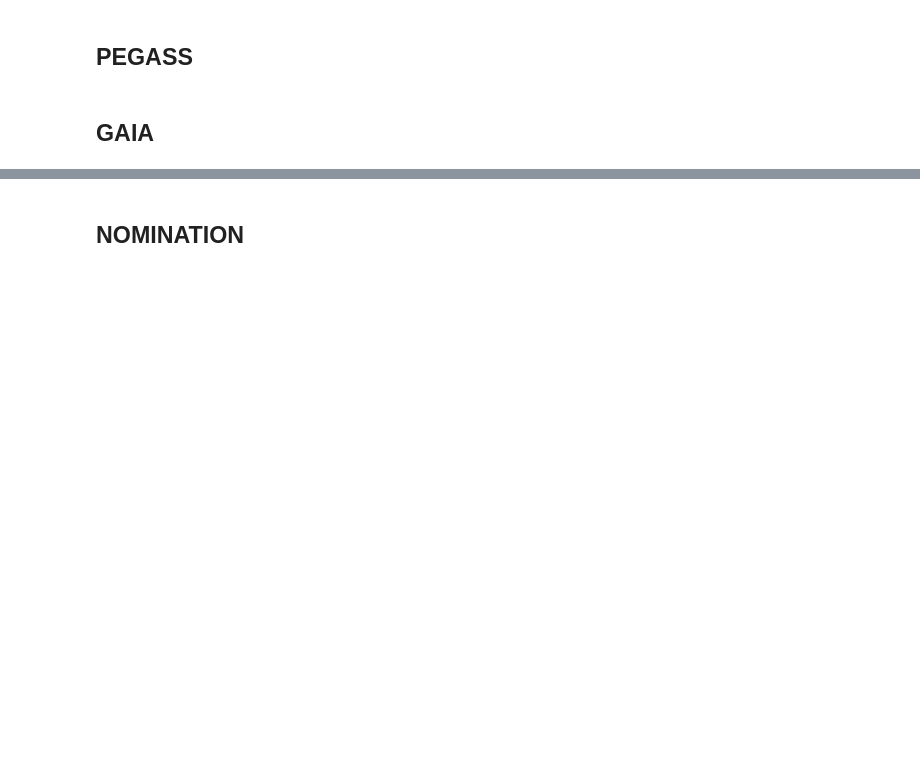
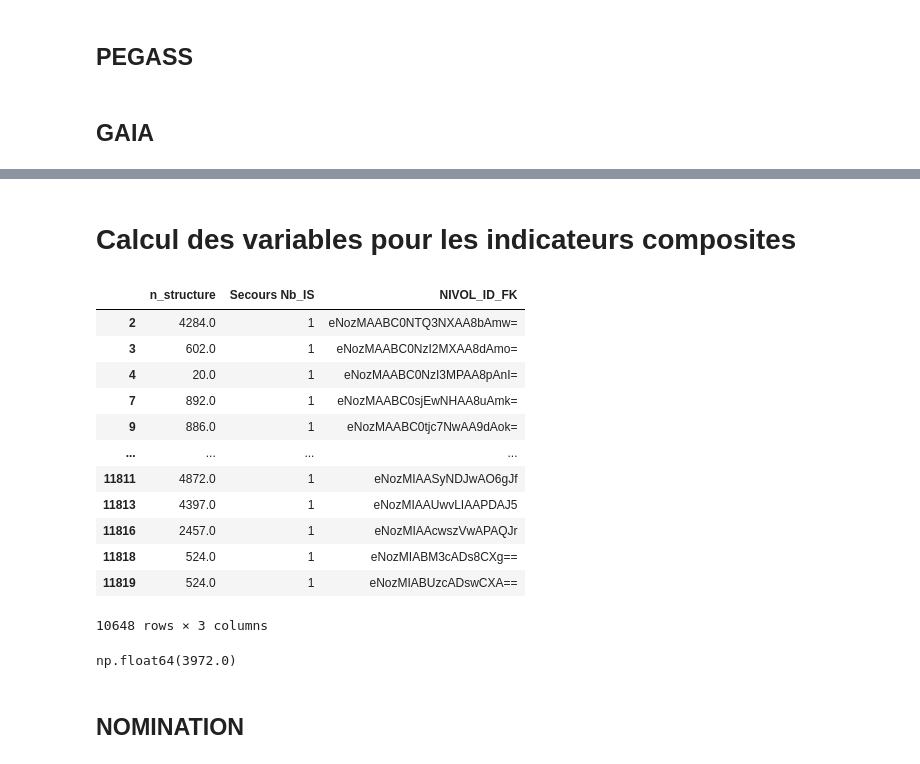
Before and after one commit to Croix-rouge-test/Code-PAT, a Jupyter notebook: main_pipeline.ipynb, the cells around one changed output, grey strips where cells are left out. Drawn from its saved outputs; the diff is of its cells as text; code cells hidden in the pictures; blank space fills up the shorter version.

```diff
--- a/main_pipeline.ipynb
+++ b/main_pipeline.ipynb
@@ -348,0 +608,2 @@ df_indicateurs_gaia, df_indicateurs_gaia_DT = calcul_indicateurs_gaia(df_gaia_ra
+# %% [markdown]
+# Calcul des variables pour les indicateurs composites
@@ -349,3 +638,23 @@ df_indicateurs_gaia, df_indicateurs_gaia_DT = calcul_indicateurs_gaia(df_gaia_ra
+# %%
+df_NIVOLS_IS
+# %% [output]
+|  | n_structure | Secours Nb_IS | NIVOL_ID_FK |
+| 2 | 4284.0 | 1 | eNozMAABC0NTQ3NXAA8bAmw= |
+| 3 | 602.0 | 1 | eNozMAABC0NzI2MXAA8dAmo= |
+| 4 | 20.0 | 1 | eNozMAABC0NzI3MPAA8pAnI= |
+| 7 | 892.0 | 1 | eNozMAABC0sjEwNHAA8uAmk= |
+| 9 | 886.0 | 1 | eNozMAABC0tjc7NwAA9dAok= |
+| ... | ... | ... | ... |
+| 11811 | 4872.0 | 1 | eNozMIAASyNDJwAO6gJf |
+| 11813 | 4397.0 | 1 | eNozMIAAUwvLIAAPDAJ5 |
+| 11816 | 2457.0 | 1 | eNozMIAAcwszVwAPAQJr |
+| 11818 | 524.0 | 1 | eNozMIABM3cADs8CXg== |
+| 11819 | 524.0 | 1 | eNozMIABUzcADswCXA== |
+10648 rows × 3 columns
+# %%
+df_indicateurs_IS_Structure["Secours Nb_IS_actifs"].sum()
+# %% [output]
+np.float64(3972.0)
 # %% [markdown]
 ## NOMINATION
 # %% [markdown]
```
Also changed, not shown: parts of 40 cells of this notebook, 14 other files.
